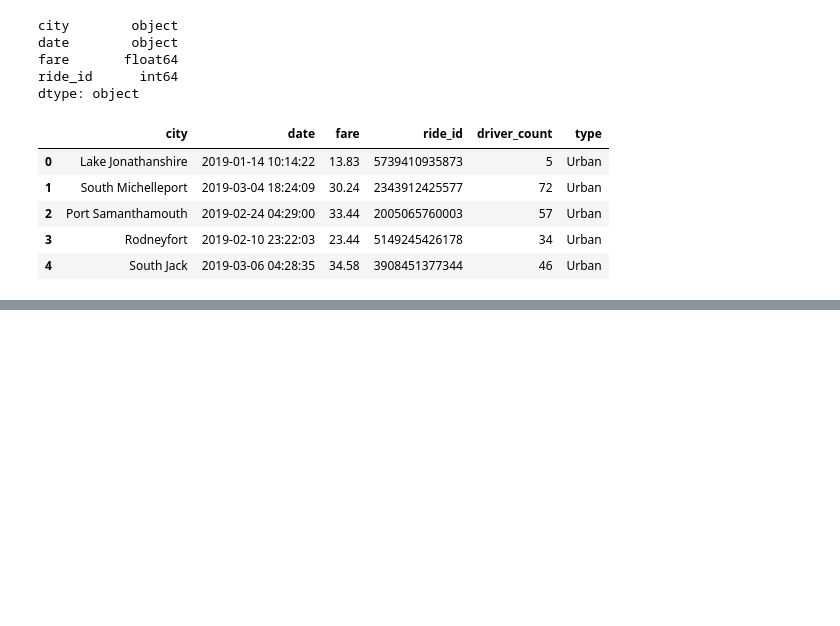
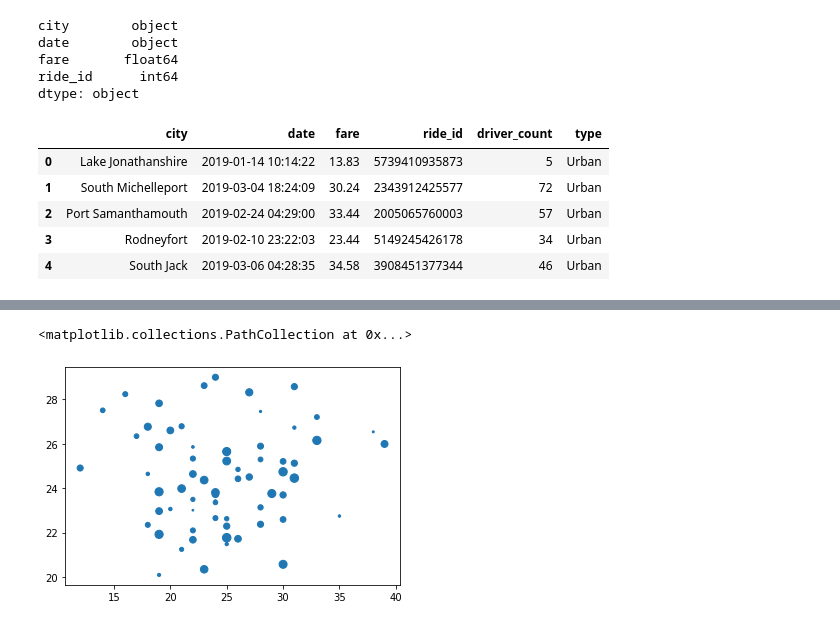
Before and after one commit to TuckerRasbury/PyBer_Analysis, a Jupyter notebook: PyBer.ipynb, the cells around one changed output, grey strips where cells are left out. Saved outputs shown, nothing was run; the diff lists cells and outputs as text; code cells hidden in the pictures; blank space fills up the shorter version.

Commit message:
Committing code, images, and data as of 5.3.7

```diff
--- a/PyBer.ipynb
+++ b/PyBer.ipynb
@@ -126,3 +126,7 @@ pyber_data_df.head()
 | 2 | Port Samanthamouth | 2019-02-24 04:29:00 | 33.44 | 2005065760003 | 57 | Urban |
 | 3 | Rodneyfort | 2019-02-10 23:22:03 | 23.44 | 5149245426178 | 34 | Urban |
 | 4 | South Jack | 2019-03-06 04:28:35 | 34.58 | 3908451377344 | 46 | Urban |
+# %%
+# Create the Urban city DataFrame.
+urban_cities_df = pyber_data_df[pyber_data_df["type"] == "Urban"]
+urban_cities_df.head()
@@ -128,0 +161,6 @@ pyber_data_df.head()
+# %%
+#5.3.2
+
+# Get the number of rides for urban cities.
+urban_ride_count = urban_cities_df.groupby(["city"]).count()["ride_id"]
+urban_ride_count.head()
@@ -128,0 +180,8 @@ pyber_data_df.head()
+# %%
+#5.3.3
+# Get average fare for each city in the urban cities.
+urban_avg_fare = urban_cities_df.groupby(["city"]).mean()["fare"]
+urban_avg_fare.head()
+
+# DEFINITION - Groupby() method: To create a Data Series with one of the columns in a DataFrame, we can use the groupby() function and add the column inside the parentheses.
+#Using the groupby() function can be used to group large amounts of data when we want to compute mathematical operations on these groups.
@@ -128,0 +200,4 @@ pyber_data_df.head()
+# %%
+# Get the average number of drivers for each urban city.
+urban_driver_count = urban_cities_df.groupby(["city"]).mean()["driver_count"]
+urban_driver_count.head()
@@ -128,0 +216,8 @@ pyber_data_df.head()
+# %%
+#5.3.5
+
+# Build the scatter plots for urban cities.
+plt.scatter(urban_ride_count, urban_avg_fare, s=urban_driver_count)
+# %% [output]
+<matplotlib.collections.PathCollection at 0x...>
+[figure, added]
```
Also changed, not shown: parts of 17 cells of this notebook, 4 other files.
